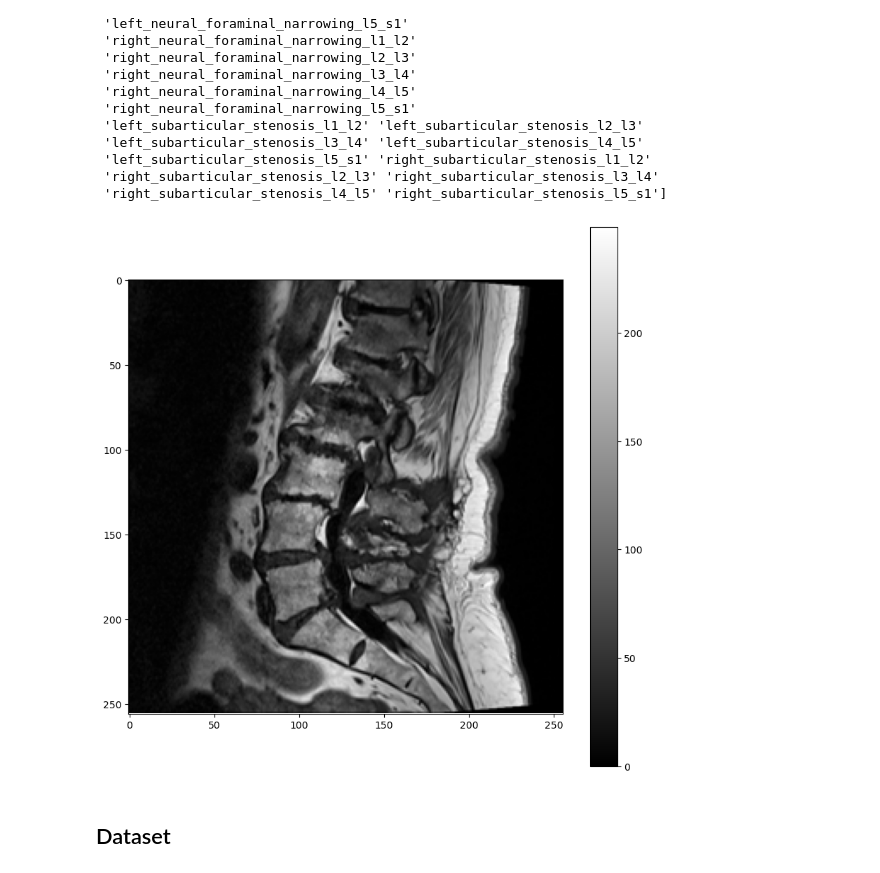
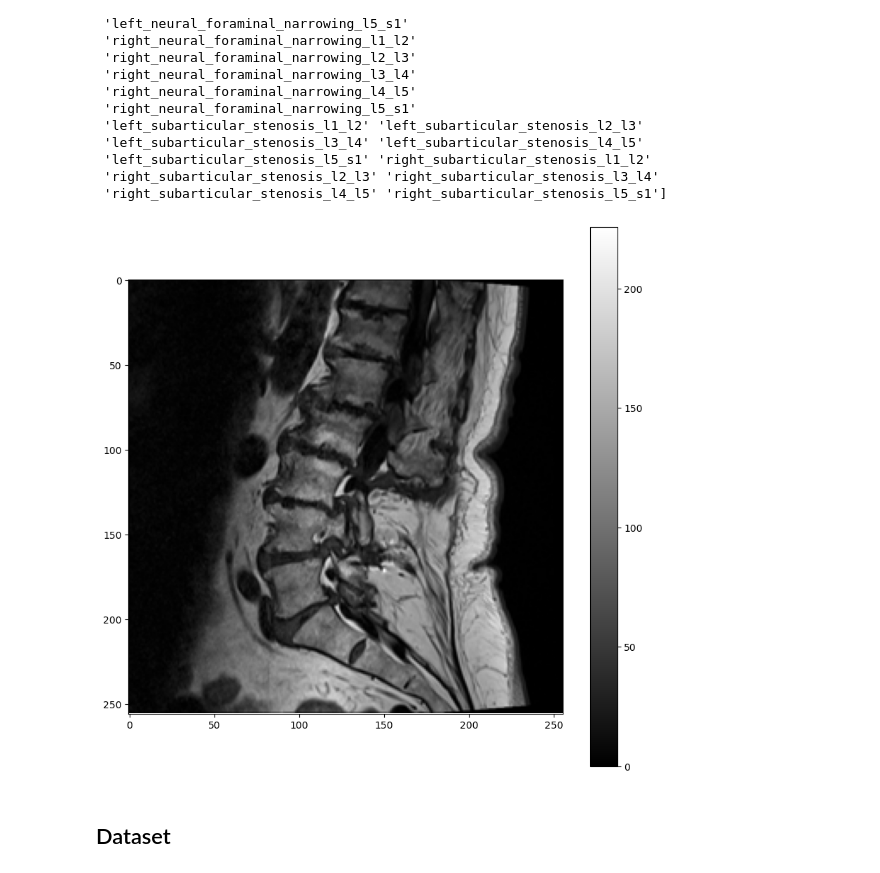
Before and after one commit to m5k5/RSNA2024, a Jupyter notebook: test.ipynb, the cells around one changed output. Drawn from its saved outputs; the diff is of its cells as text; code cells hidden in the pictures.

Commit message:
Condition classifier + test script

```diff
--- a/test.ipynb
+++ b/test.ipynb
@@ -90,35 +90,35 @@ def dicomToArray(path):
     data = pydicom.pixel_data_handlers.util.apply_windowing(data, dicom)
     # data = dicom.pixel_array
     if dicom.PhotometricInterpretation == "MONOCHROME1":
         data = np.amax(data) - data
 
     w, h = data.shape[0], data.shape[1]
 
     #Center crop
     if w>h:
         diff = w-h
         data = data[diff//2:diff//2+h, :]
     if h>w:
         diff = h-w
         data = data[:, diff//2:diff//2+w]
 
     data = data - np.min(data)
     data = data * 1.0/(np.max(data)+eps)
 
     w, h = data.shape[0], data.shape[1]
 
     # resize
     if not (w == IMG_SIZE[0] and h == IMG_SIZE[1]):
         data = np.array(Image.fromarray((data * 255).astype(np.uint8), mode="L").resize(IMG_SIZE))
 
     return data
 
 
 plt.figure(figsize=(10,10))
-_ = plt.imshow(dicomToArray(os.path.join(DATA_PATH, "test_images/44036939/2828203845/15.dcm")), cmap="gray")
+_ = plt.imshow(dicomToArray(os.path.join(DATA_PATH, "test_images/44036939/2828203845/12.dcm")), cmap="gray")
 _ = plt.colorbar()
 # %% [output]
-[figure, old version]
+[figure, new version]
 # %% [markdown]
 ## Dataset
 # %%
```
Also changed, not shown: parts of 6 cells of this notebook, 1 other file.
